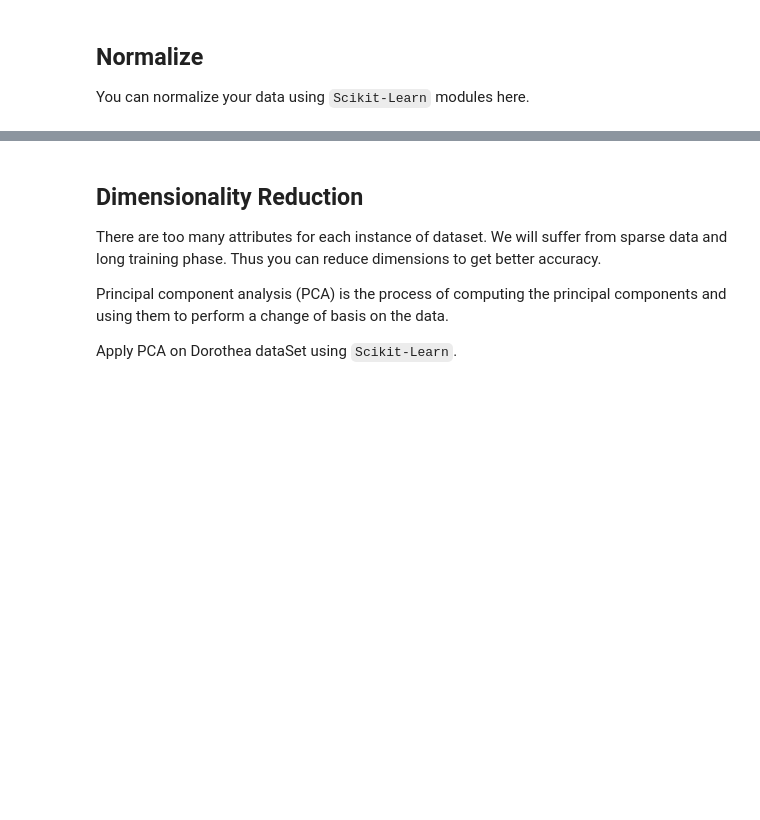
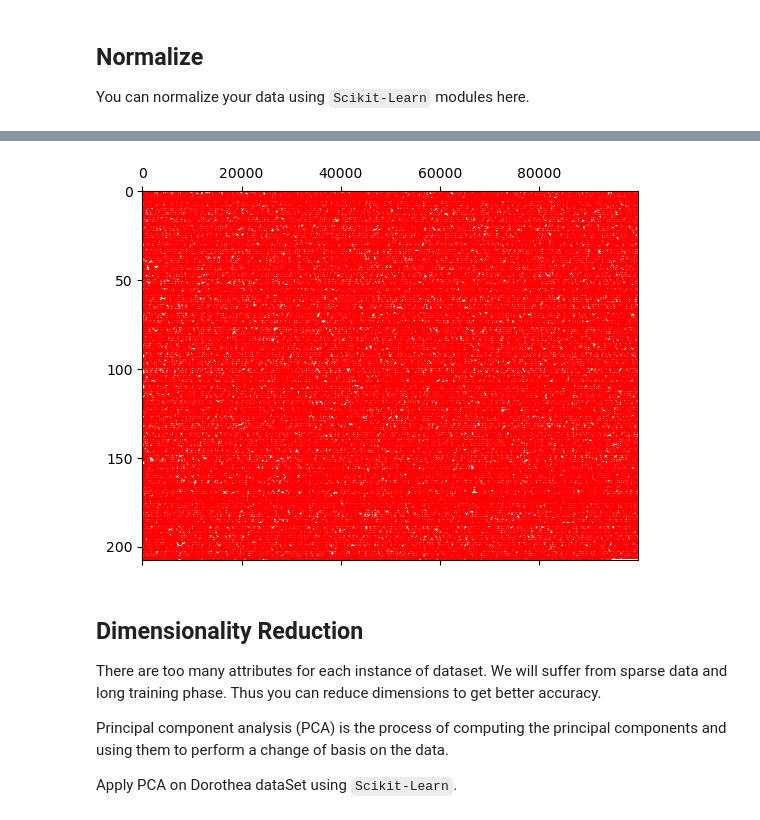
Before and after one commit to jrazi/machine-learning-bioinformatics-assignments-spring-2023, a Jupyter notebook: A3/HW3_MLforBio_Practical/HW3_MLforBio_MLP.ipynb, the cells around one changed output, grey strips where cells are left out. Drawn from its saved outputs; the diff is of its cells as text; code cells hidden in the pictures; blank space fills up the shorter version.

```diff
--- a/A3/HW3_MLforBio_Practical/HW3_MLforBio_MLP.ipynb
+++ b/A3/HW3_MLforBio_Practical/HW3_MLforBio_MLP.ipynb
@@ -112,3 +162,8 @@ You can normalize your data using <code>Scikit-Learn</code> modules here.
+# %%
+plt.spy(test_data, color='red', markersize=0.5, aspect='auto')
+plt.show()
+# %% [output]
+[figure, added]
 # %% [markdown]
 ## Dimensionality Reduction
 There are too many attributes for each instance of dataset. We will suffer from sparse data and long training phase. Thus you can reduce dimensions to get better accuracy.
```
Also changed, not shown: parts of 22 cells of this notebook, 2 other files.
